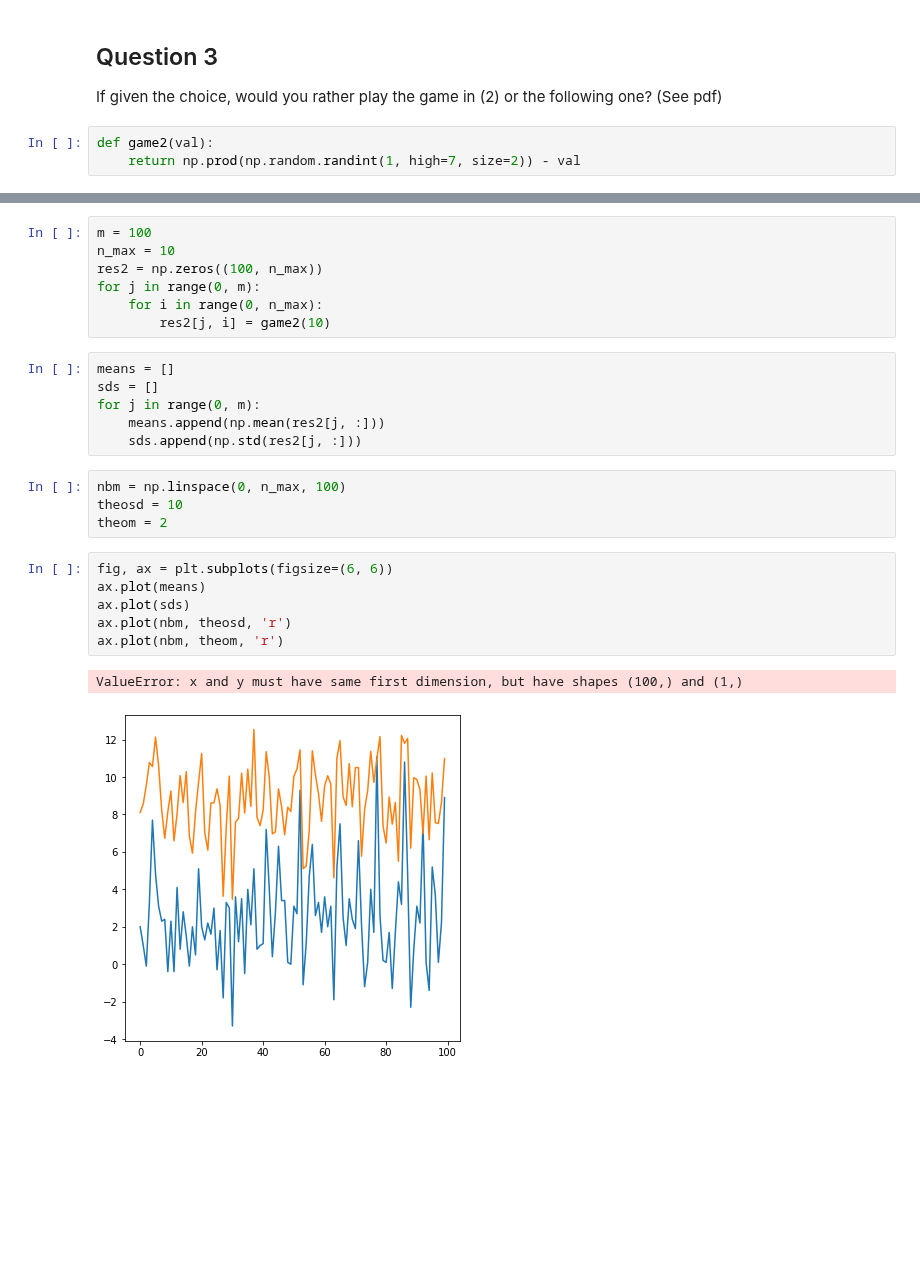
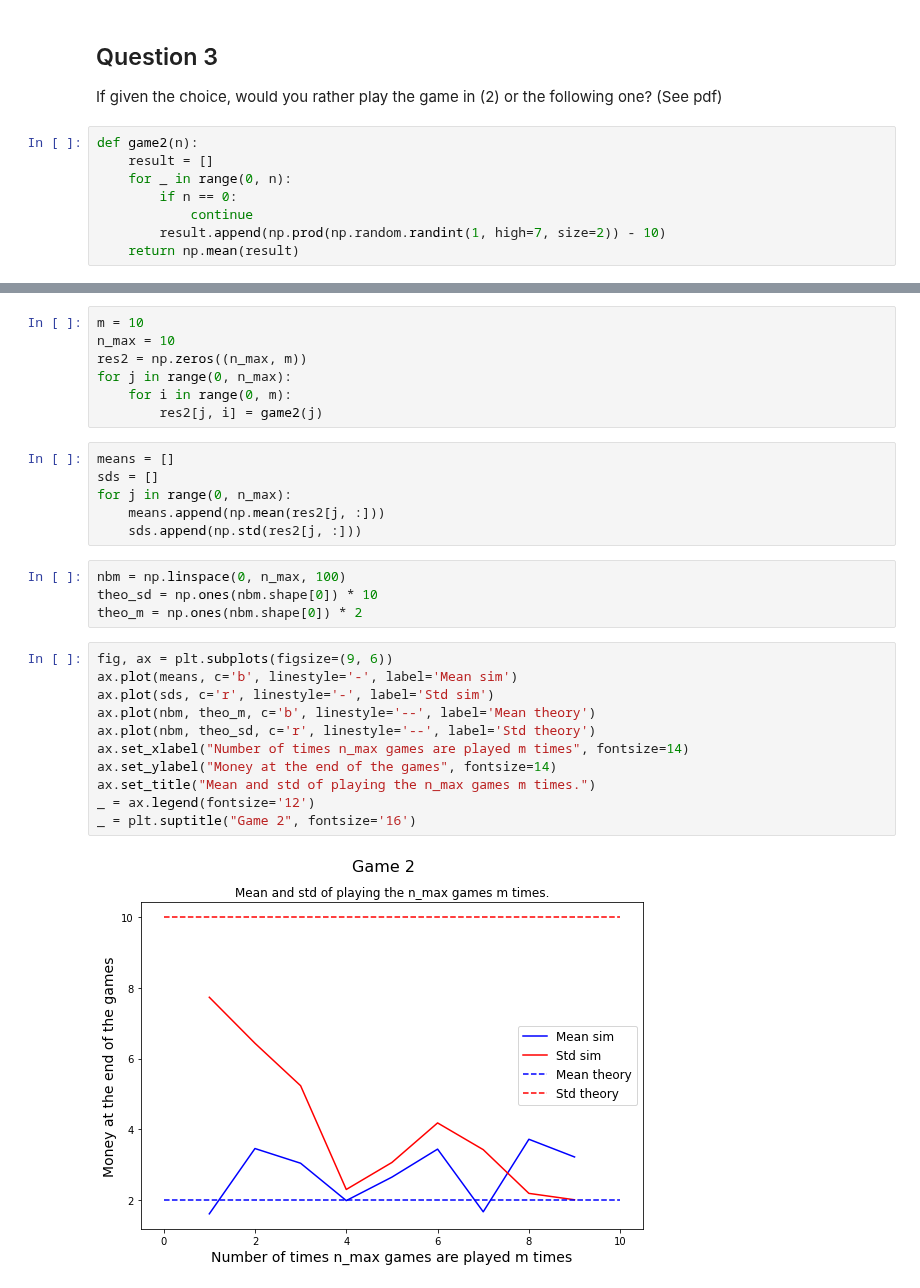
Before and after one commit to GuckLab/StAP, a Jupyter notebook: stap/workshops/Exercise 1 - probability density functions and sampling/Exercise_01 - probability density functions and sampling.ipynb, the cells around one changed output, grey strips where cells are left out. Saved outputs shown, nothing was run; the diff lists cells and outputs as text; blank space fills up the shorter version.

```diff
--- a/stap/workshops/Exercise 1 - probability density functions and sampling/Exercise_01 - probability density functions and sampling.ipynb
+++ b/stap/workshops/Exercise 1 - probability density functions and sampling/Exercise_01 - probability density functions and sampling.ipynb
@@ -168,5 +174,10 @@ AttributeError: 'AxesSubplot' object has no attribute 'set_xlabelt'
 
 If given the choice, would you rather play the game in (2) or the following one? (See pdf)
 # %%
-def game2(val):
-    return np.prod(np.random.randint(1, high=7, size=2)) - val
+def game2(n):
+    result = []
+    for _ in range(0, n):
+        if n == 0:
+            continue
+        result.append(np.prod(np.random.randint(1, high=7, size=2)) - 10)
+    return np.mean(result)
@@ -177,26 +184,30 @@ game2(10)
 # %%
-m = 100
+m = 10
 n_max = 10
-res2 = np.zeros((100, n_max))
-for j in range(0, m):
-    for i in range(0, n_max):
-        res2[j, i] = game2(10)
+res2 = np.zeros((n_max, m))
+for j in range(0, n_max):
+    for i in range(0, m):
+        res2[j, i] = game2(j)
 # %%
 means = []
 sds = []
-for j in range(0, m):
+for j in range(0, n_max):
     means.append(np.mean(res2[j, :]))
     sds.append(np.std(res2[j, :]))
 # %%
 nbm = np.linspace(0, n_max, 100)
-theosd = 10
-theom = 2
+theo_sd = np.ones(nbm.shape[0]) * 10
+theo_m = np.ones(nbm.shape[0]) * 2
-# %%
-fig, ax = plt.subplots(figsize=(6, 6))
-ax.plot(means)
-ax.plot(sds)
-ax.plot(nbm, theosd, 'r')
-ax.plot(nbm, theom, 'r')
-# %% [output]
-ValueError: x and y must have same first dimension, but have shapes (100,) and (1,)
-[figure, removed]
+# %%
+fig, ax = plt.subplots(figsize=(9, 6))
+ax.plot(means, c='b', linestyle='-', label='Mean sim')
+ax.plot(sds, c='r', linestyle='-', label='Std sim')
+ax.plot(nbm, theo_m, c='b', linestyle='--', label='Mean theory')
+ax.plot(nbm, theo_sd, c='r', linestyle='--', label='Std theory')
+ax.set_xlabel("Number of times n_max games are played m times", fontsize=14)
+ax.set_ylabel("Money at the end of the games", fontsize=14)
+ax.set_title("Mean and std of playing the n_max games m times.")
+_ = ax.legend(fontsize='12')
+_ = plt.suptitle("Game 2", fontsize='16')
+# %% [output]
+[figure, added]
```
Also changed, not shown: parts of 15 cells of this notebook.
